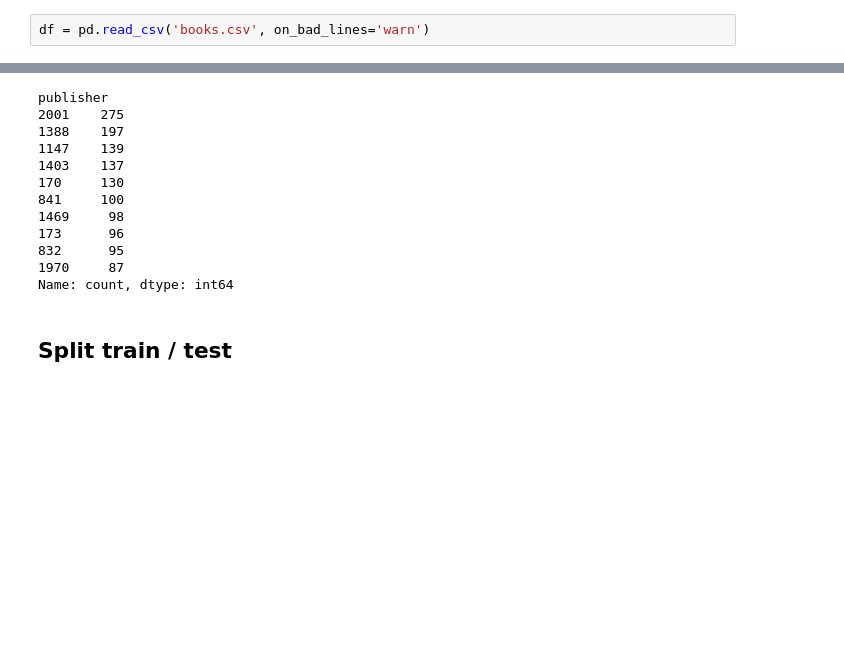
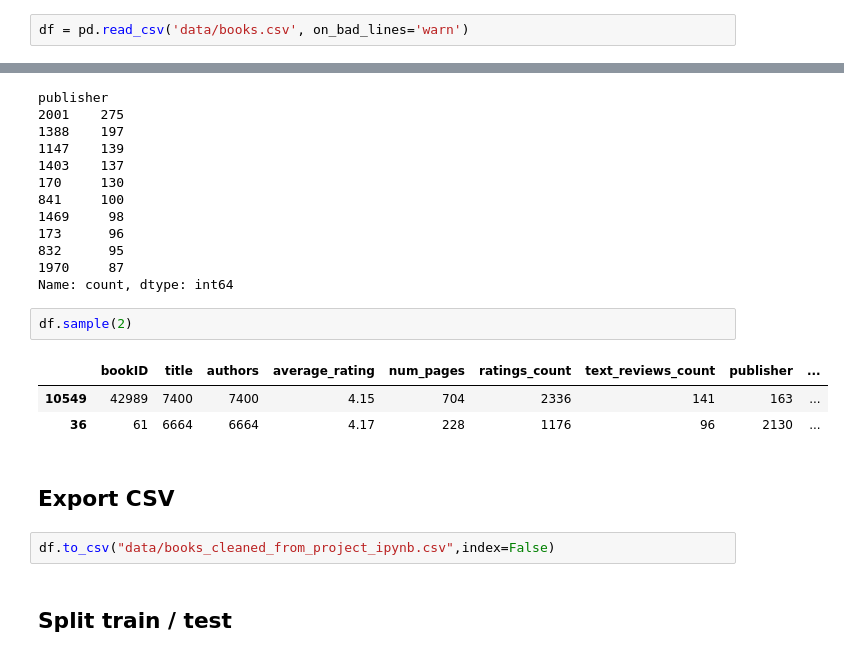
Before and after one commit to rudydesplan/book_rating, a Jupyter notebook: project.ipynb, the cells around one changed output, grey strips where cells are left out. Drawn from its saved outputs; the diff is of its cells as text; blank space fills up the shorter version.

```diff
--- a/project.ipynb
+++ b/project.ipynb
@@ -18,7 +18,7 @@ from xgboost.sklearn import XGBRegressor
 
 warnings.filterwarnings('ignore')
 # %%
-df = pd.read_csv('books.csv', on_bad_lines='warn')
+df = pd.read_csv('data/books.csv', on_bad_lines='warn')
 # %%
 df.shape
 # %% [output]
@@ -485,6 +487,16 @@ publisher
 832      95
 1970     87
 Name: count, dtype: int64
+# %%
+df.sample(2)
+# %% [output]
+|  | bookID | title | authors | average_rating | num_pages | ratings_count | text_reviews_count | publisher | ... |
+| 10549 | 42989 | 7400 | 7400 | 4.15 | 704 | 2336 | 141 | 163 | ... |
+| 36 | 61 | 6664 | 6664 | 4.17 | 228 | 1176 | 96 | 2130 | ... |
+# %% [markdown]
+## Export CSV
+# %%
+df.to_csv("data/books_cleaned_from_project_ipynb.csv",index=False)
 # %% [markdown]
 ## Split train / test
 # %%
```
Also changed, not shown: parts of 3 cells of this notebook, 5 other files.
